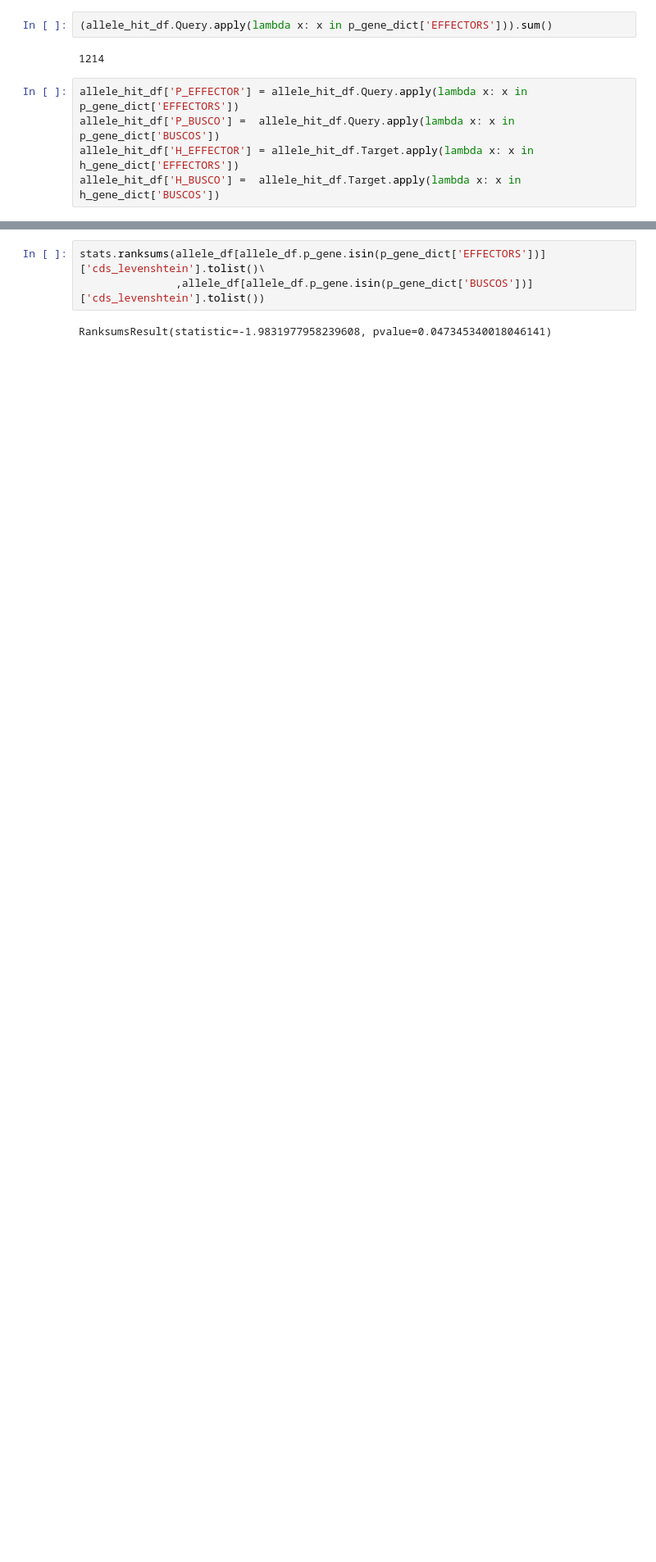
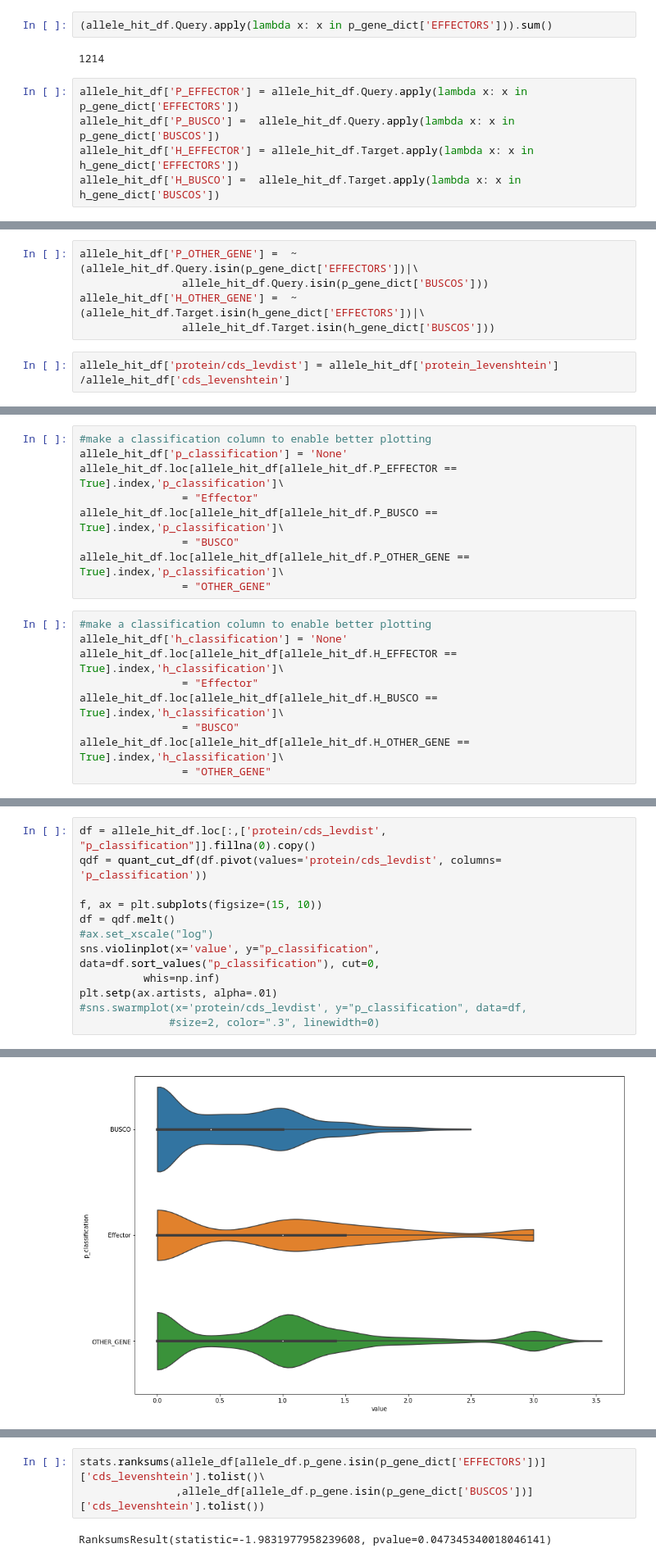
Before and after one commit to BenjaminSchwessinger/Pst_104E_analysis, a Jupyter notebook: Pst_104E_v12_post_allele_analysis_v02.ipynb, the cells around one changed output, grey strips where cells are left out. Shown at 82% size. Saved outputs shown, nothing was run; the diff lists cells and outputs as text; blank space fills up the shorter version.

```diff
--- a/Pst_104E_v12_post_allele_analysis_v02.ipynb
+++ b/Pst_104E_v12_post_allele_analysis_v02.ipynb
@@ -1217,0 +1147,7 @@ allele_hit_df['H_OTHER_GENE'] =  allele_hit_df.Target.apply(lambda x:\
+# %%
+allele_hit_df['P_OTHER_GENE'] =  ~(allele_hit_df.Query.isin(p_gene_dict['EFFECTORS'])|\
+                allele_hit_df.Query.isin(p_gene_dict['BUSCOS']))
+allele_hit_df['H_OTHER_GENE'] =  ~(allele_hit_df.Target.isin(h_gene_dict['EFFECTORS'])|\
+                allele_hit_df.Target.isin(h_gene_dict['BUSCOS']))
+# %%
+allele_hit_df['protein/cds_levdist'] = allele_hit_df['protein_levenshtein'] /allele_hit_df['cds_levenshtein']
@@ -1217,0 +1157,18 @@ allele_hit_df['H_OTHER_GENE'] =  allele_hit_df.Target.apply(lambda x:\
+# %%
+#make a classification column to enable better plotting
+allele_hit_df['p_classification'] = 'None'
+allele_hit_df.loc[allele_hit_df[allele_hit_df.P_EFFECTOR == True].index,'p_classification']\
+                = "Effector"
+allele_hit_df.loc[allele_hit_df[allele_hit_df.P_BUSCO == True].index,'p_classification']\
+                = "BUSCO"
+allele_hit_df.loc[allele_hit_df[allele_hit_df.P_OTHER_GENE == True].index,'p_classification']\
+                = "OTHER_GENE"
+# %%
+#make a classification column to enable better plotting
+allele_hit_df['h_classification'] = 'None'
+allele_hit_df.loc[allele_hit_df[allele_hit_df.H_EFFECTOR == True].index,'h_classification']\
+                = "Effector"
+allele_hit_df.loc[allele_hit_df[allele_hit_df.H_BUSCO == True].index,'h_classification']\
+                = "BUSCO"
+allele_hit_df.loc[allele_hit_df[allele_hit_df.H_OTHER_GENE == True].index,'h_classification']\
+                = "OTHER_GENE"
@@ -1217,0 +1177,13 @@ allele_hit_df['H_OTHER_GENE'] =  allele_hit_df.Target.apply(lambda x:\
+# %%
+df = allele_hit_df.loc[:,['protein/cds_levdist', "p_classification"]].fillna(0).copy()
+qdf = quant_cut_df(df.pivot(values='protein/cds_levdist', columns= 'p_classification'))
+
+f, ax = plt.subplots(figsize=(15, 10))
+df = qdf.melt()
+#ax.set_xscale("log")
+sns.violinplot(x='value', y="p_classification", data=df.sort_values("p_classification"), cut=0,
+          whis=np.inf)
+plt.setp(ax.artists, alpha=.01)
+#sns.swarmplot(x='protein/cds_levdist', y="p_classification", data=df,
+              #size=2, color=".3", linewidth=0)
+# %% [output]
@@ -1217,0 +1191 @@ allele_hit_df['H_OTHER_GENE'] =  allele_hit_df.Target.apply(lambda x:\
+[figure, added]
```
Also changed, not shown: parts of 65 cells of this notebook, 1 other file.
